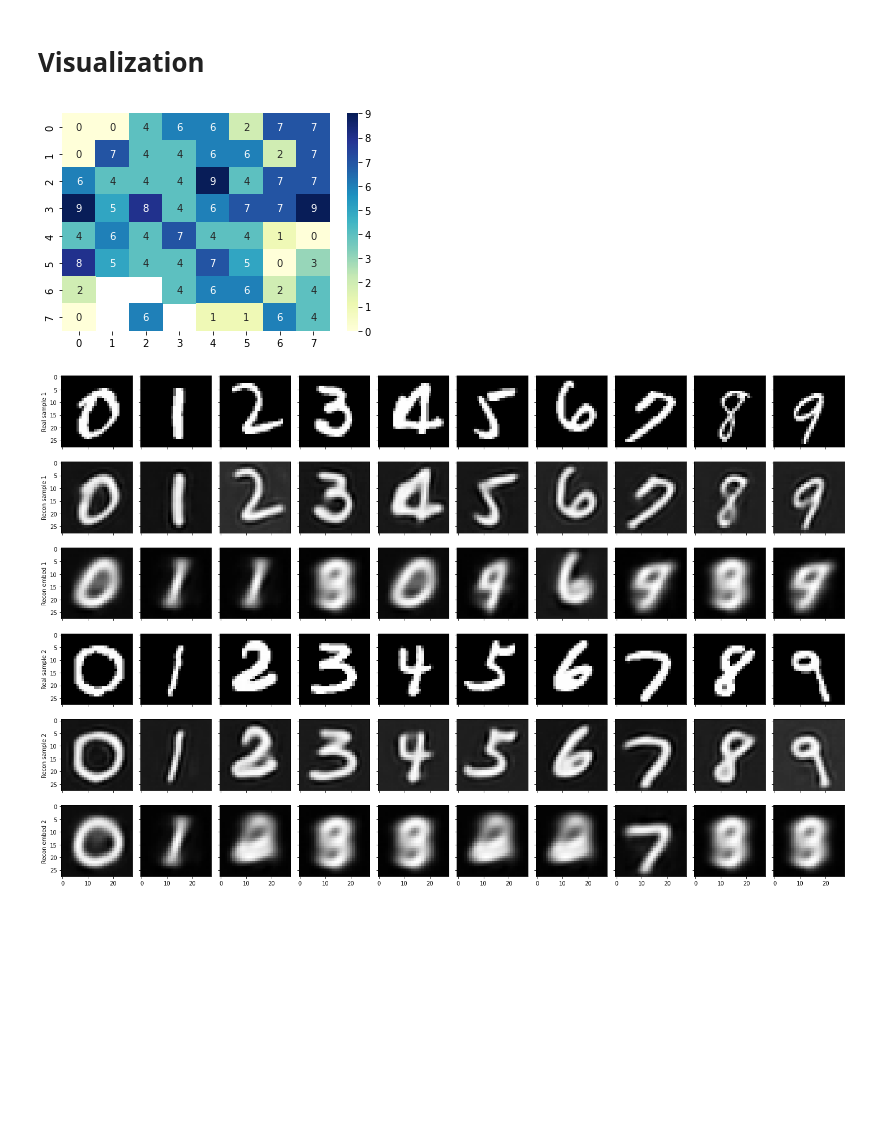
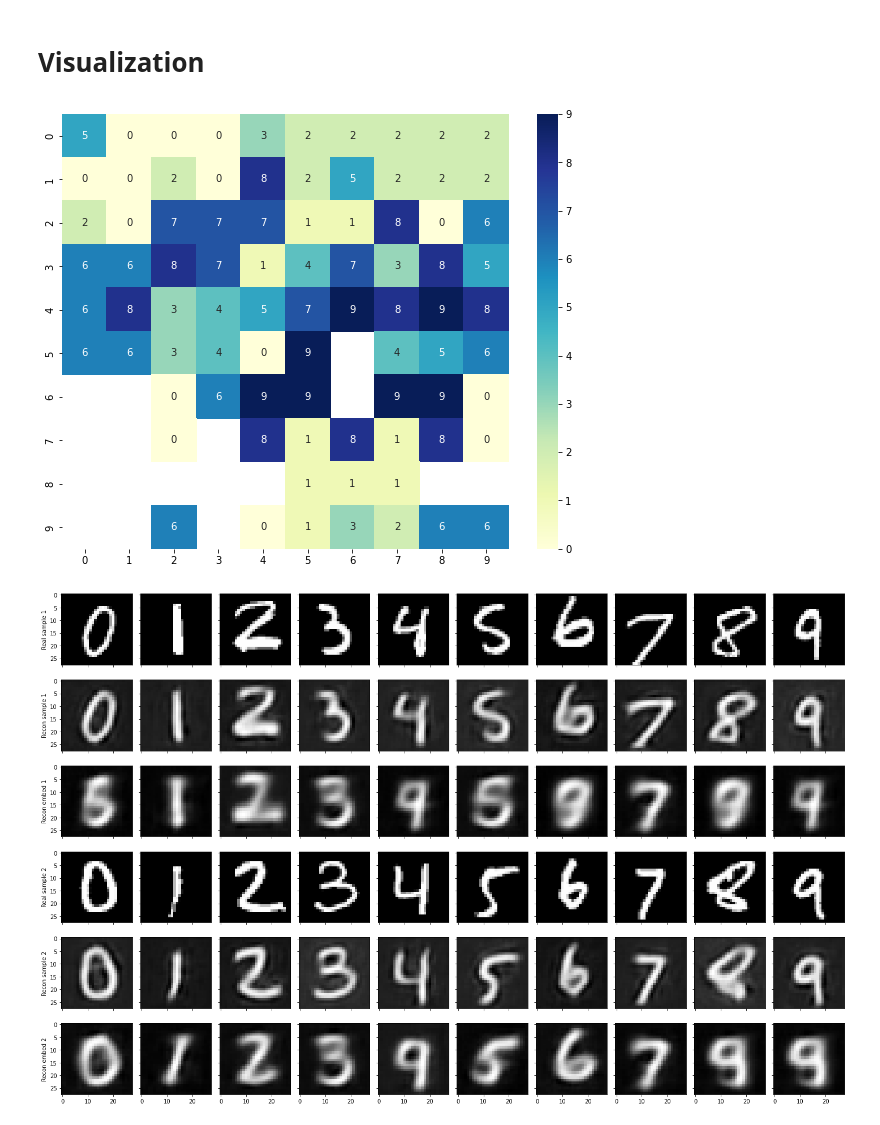
Before and after one commit to kdaisuke0203/SOM-VAE-2, a Jupyter notebook: SOMVAE_tf2.ipynb, the cells around one changed output. Drawn from its saved outputs; the diff is of its cells as text; code cells hidden in the pictures; blank space fills up the shorter version.

```diff
--- a/SOMVAE_tf2.ipynb
+++ b/SOMVAE_tf2.ipynb
@@ -144,8 +144,10 @@ class Decoder(tf.keras.layers.Layer):
             self.L1 = tf.keras.layers.Dense(self.flat_size)
             self.U1 = tf.keras.layers.UpSampling2D()
             self.C1 = tf.keras.layers.Conv2D(256,4,1,'same')
+#             self.C2 = tf.keras.layers.Conv2D(256,4,1,'same')
             self.U2 = tf.keras.layers.UpSampling2D()
-            self.C2 = tf.keras.layers.Conv2D(1,4,1,'same')
+#             self.C3 = tf.keras.layers.Conv2D(256,4,1,'same')
+            self.C4 = tf.keras.layers.Conv2D(1,4,1,'same')
 
     def __call__(self, x):
 
@@ -158,8 +160,10 @@ class Decoder(tf.keras.layers.Layer):
             h = tf.reshape(self.L1(x),(-1,7,7,256))
             u = self.U1(h)
             h = tf.nn.relu(self.C1(u))
+#             h = tf.nn.relu(self.C2(h))
             u = self.U2(h)
-            x_hat = self.C2(u)
+#             h = tf.nn.relu(self.C3(u))
+            x_hat = self.C4(u)
         return x_hat
 
 
@@ -177,8 +181,10 @@ class Encoder(tf.keras.layers.Layer):
         else:
             assert latent_dim != None, 'Please filled in latent_dim in encoder argument of SOMVAE model'
             self.C1 = tf.keras.layers.Conv2D(256,4,1,'same')
+#             self.C2 = tf.keras.layers.Conv2D(256,4,1,'same')
             self.D1 = tf.keras.layers.MaxPool2D()
-            self.C2 = tf.keras.layers.Conv2D(256,4,1,'same')
+            self.C3 = tf.keras.layers.Conv2D(256,4,1,'same')
+#             self.C4 = tf.keras.layers.Conv2D(256,4,1,'same')
             self.D2 = tf.keras.layers.MaxPool2D()
             self.L1 = tf.keras.layers.Dense(latent_dim)
             self.F = tf.keras.layers.Flatten()
@@ -192,8 +198,10 @@ class Encoder(tf.keras.layers.Layer):
 
         else:
             h = tf.nn.relu(self.C1(x))
+#             h = tf.nn.relu(self.C2(h))
             d = self.D1(h)
-            h = tf.nn.relu(self.C2(d))
+            h = tf.nn.relu(self.C3(d))
+#             h = tf.nn.relu(self.C4(h))
             d = self.D2(h)
             x_hat = self.L1(self.F(d))
         return x_hat
@@ -203,7 +211,7 @@ class Encoder(tf.keras.layers.Layer):
 class SOMVAE(tf.keras.Model):
     """Class for the SOM-VAE model"""
 
-    def __init__(self, latent_dim=64, som_dim=[8,8], learning_rate=1e-4, decay_factor=0.95, decay_steps=1000,
+    def __init__(self, som_dim=[8,8], learning_rate=1e-4, decay_factor=0.95, decay_steps=1000,
             input_length=28, input_channels=28, alpha=1., beta=1., gamma=1., tau=1., mnist=True):
         super().__init__()
         """Initialization method for the SOM-VAE model object.
@@ -224,7 +232,7 @@ class SOMVAE(tf.keras.Model):
             tau (float): The weight for the smoothness loss (default: 1.).
             mnist (bool): Flag that tells the model if we are training in MNIST-like data (default: True).
         """
-        self.latent_dim = latent_dim
+        self.latent_dim = som_dim[0] * som_dim[1]
         self.som_dim = som_dim
         self.learning_rate = learning_rate
         self.decay_factor = decay_factor
@@ -252,7 +260,7 @@ class SOMVAE(tf.keras.Model):
             name="probabilities_raw"
         )
 
-        self.encoder = Encoder(mnist,latent_dim =latent_dim)
+        self.encoder = Encoder(mnist,latent_dim = self.latent_dim)
         self.q_decoder = Decoder(mnist)
         self.e_decoder = Decoder(mnist)
 
@@ -336,7 +344,9 @@ class SOMVAE(tf.keras.Model):
             tf.zeros([self.batch_size, self.latent_dim])
         )
 
-        z_q_neighbors = tf.stack([z_q, z_q_up, z_q_down, z_q_right, z_q_left], axis=1)
+        z_q_neighbors = tf.stack([z_q_up, z_q_down, z_q_right, z_q_left], axis=1)
+
+#         z_q_neighbors = tf.stack([z_q, z_q_up, z_q_down, z_q_right, z_q_left], axis=1)
         return z_q_neighbors
 
 
@@ -402,7 +412,6 @@ class SOMVAE(tf.keras.Model):
         transitions_all = tf.gather_nd(self.transition_probabilities, k_stacked)
         loss_probabilities = - tf.reduce_mean(tf.math.log(transitions_all))
         return loss_probabilities
-
 
     def loss_z_prob(self, k, z_dist_flat):
         """Computes the smoothness loss for the transitions given their probabilities."""
@@ -480,8 +489,19 @@ class SOMVAE(tf.keras.Model):
         return loss
 # %% [markdown]
 # Learning start
+# %%
+
+args = dict(
+    learning_rate = 0.0005,
+    alpha = 1.0,
+    beta = 0.9,
+    gamma = 1.8,
+    tau = 1.4,
+    decay_factor = 0.9,
+    som_dim = [10,10]
+)
 # %%
-model = SOMVAE()
+model = SOMVAE(**args)
 model(data_total[:2])
 model.param_setup(
     [i for i in model.trainable_variables if 'proba' not in i.name],
@@ -562,23 +582,24 @@ k_all = tf.concat(Output,0).numpy()
 # %%
 
 
 clust_matr1 = np.zeros(som_dim[0]*som_dim[1])
-# ones = np.ones((len(k_all, (-1)))))
+ones = np.ones(k_all.shape)
 
 for i in range(som_dim[0]*som_dim[1]):
 
 #     s1 = np.sum(test_y[np.where(k_all==i)]) / np.sum(ones[np.where(k_all==i)])
     try:
         s1 = Counter(test_y[np.where(k_all == i)]).most_common()[0][0]
         clust_matr1[i] = s1
     except:
         clust_matr1[i] = np.nan
 
 clust_matr1 = np.reshape(clust_matr1, (som_dim[0],som_dim[1]))
-ax = sns.heatmap(clust_matr1, cmap="YlGnBu", vmin=0,vmax=9, annot=True, fmt=".0f")
+fig,ax = plt.subplots(1,1,figsize=(10,8))
+sns.heatmap(clust_matr1, cmap="YlGnBu", vmin=0,vmax=9, annot=True, fmt=".0f", ax = ax)
 plt.show()
 # %% [output]
-[figure, old version]
+[figure, new version]
 # %%
 y_test = labels_val.copy()
 x_test = data_val.copy()
@@ -616,4 +637,4 @@ ax[5][0].set_ylabel('Recon embed 2')
 
 fig.tight_layout()
 # %% [output]
-[figure, old version]
+[figure, new version]
```
Also changed, not shown: parts of 2 cells of this notebook.
